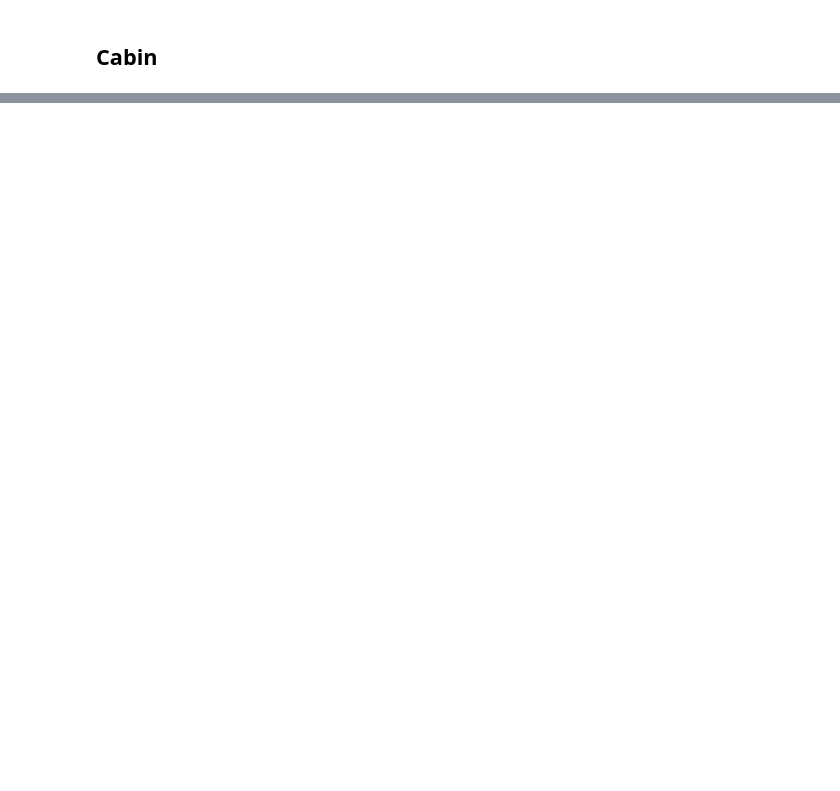
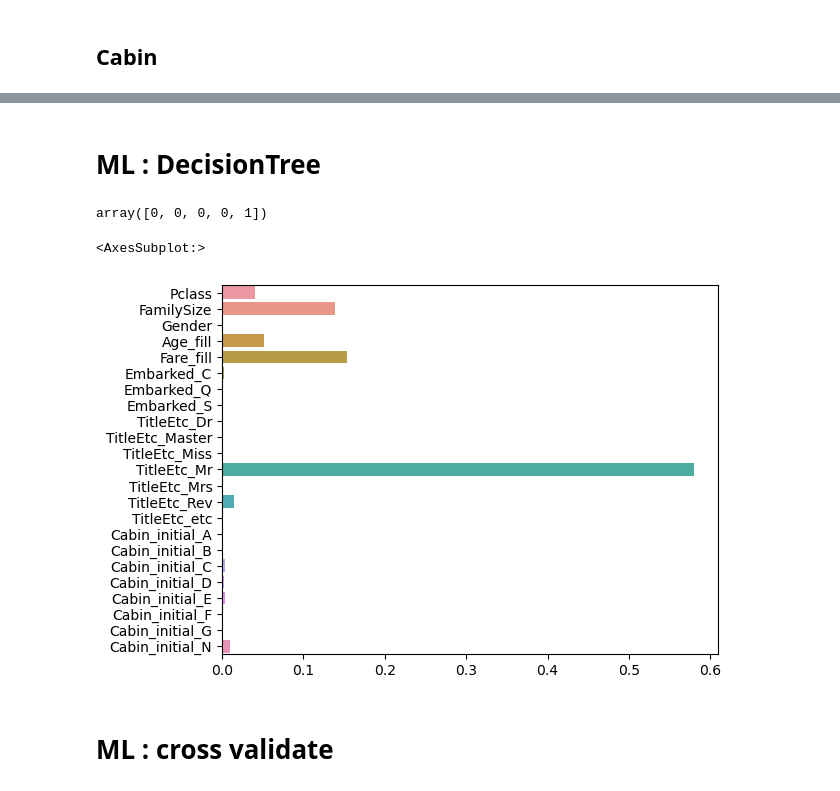
Before and after one commit to wumusill/AI_School, a Jupyter notebook: ML/Titanic/python0503.ipynb, the cells around one changed output, grey strips where cells are left out. Saved outputs shown, nothing was run; the diff lists cells and outputs as text; code cells hidden in the pictures; blank space fills up the shorter version.

```diff
--- a/ML/Titanic/python0503.ipynb
+++ b/ML/Titanic/python0503.ipynb
@@ -129,0 +554,3 @@ test.head(2)
+# %%
+feature_names = ['Pclass', 'Embarked', 'FamilySize', 'Gender',
+       'TitleEtc', 'Cabin_initial', 'Age_fill', "Fare_fill"]
@@ -129,0 +575,4 @@ test.head(2)
+# %%
+X_train = pd.get_dummies(train[feature_names])
+print(X_train.shape)
+X_train.head(2)
@@ -129,0 +605,3 @@ test.head(2)
+# %%
+y_train = train[label]
+y_train
@@ -129,0 +622,19 @@ test.head(2)
+# %% [markdown]
+# ML : DecisionTree
+# %%
+from sklearn.tree import DecisionTreeClassifier
+
+model = DecisionTreeClassifier(random_state=42, max_depth=5, max_features=0.9)
+model.fit(X_train, y_train)
+
+y_predict = model.predict(X_test)
+y_predict[:5]
+# %% [output]
+array([0, 0, 0, 0, 1])
+# %%
+sns.barplot(x=model.feature_importances_, y=model.feature_names_in_)
+# %% [output]
+<AxesSubplot:>
+[figure, added]
+# %% [markdown]
+# ML : cross validate
```
Also changed, not shown: parts of 82 cells of this notebook, 3 other files.
